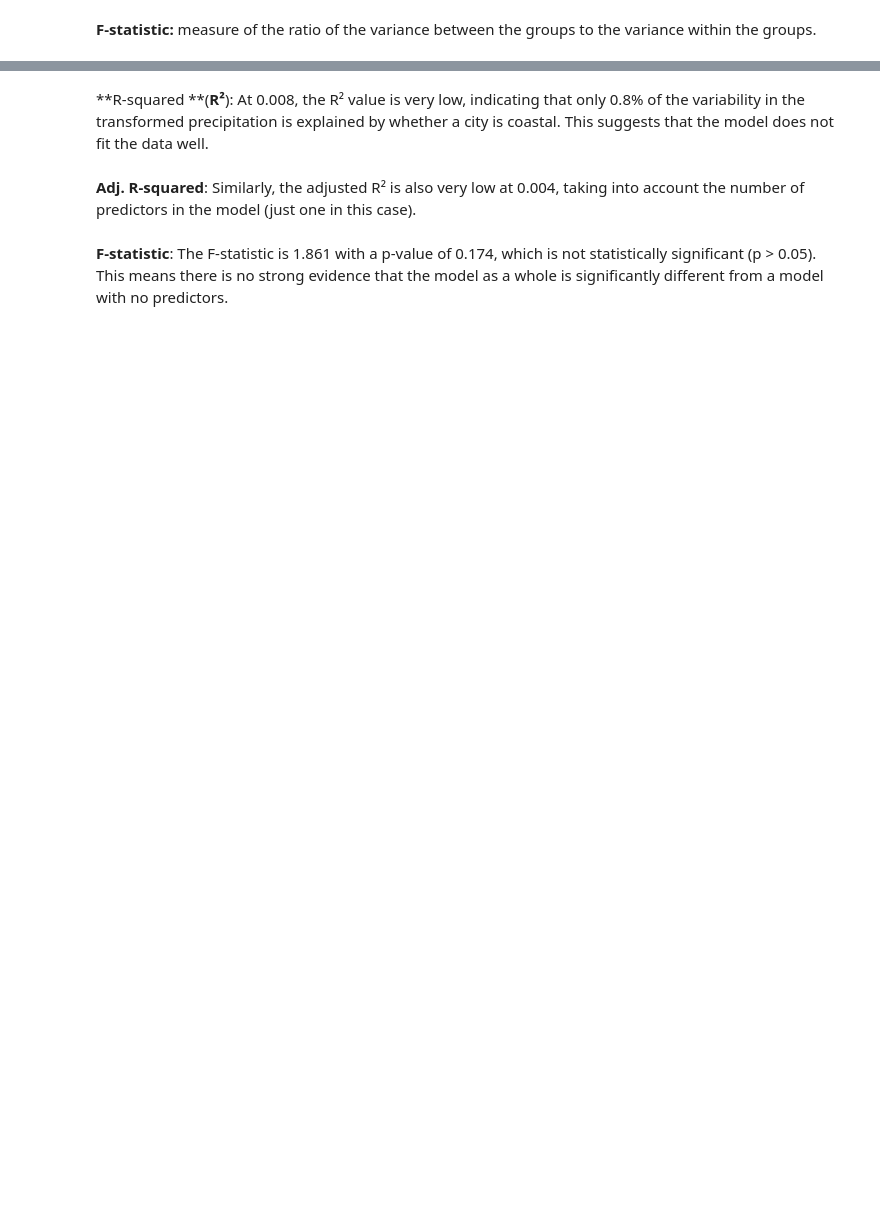
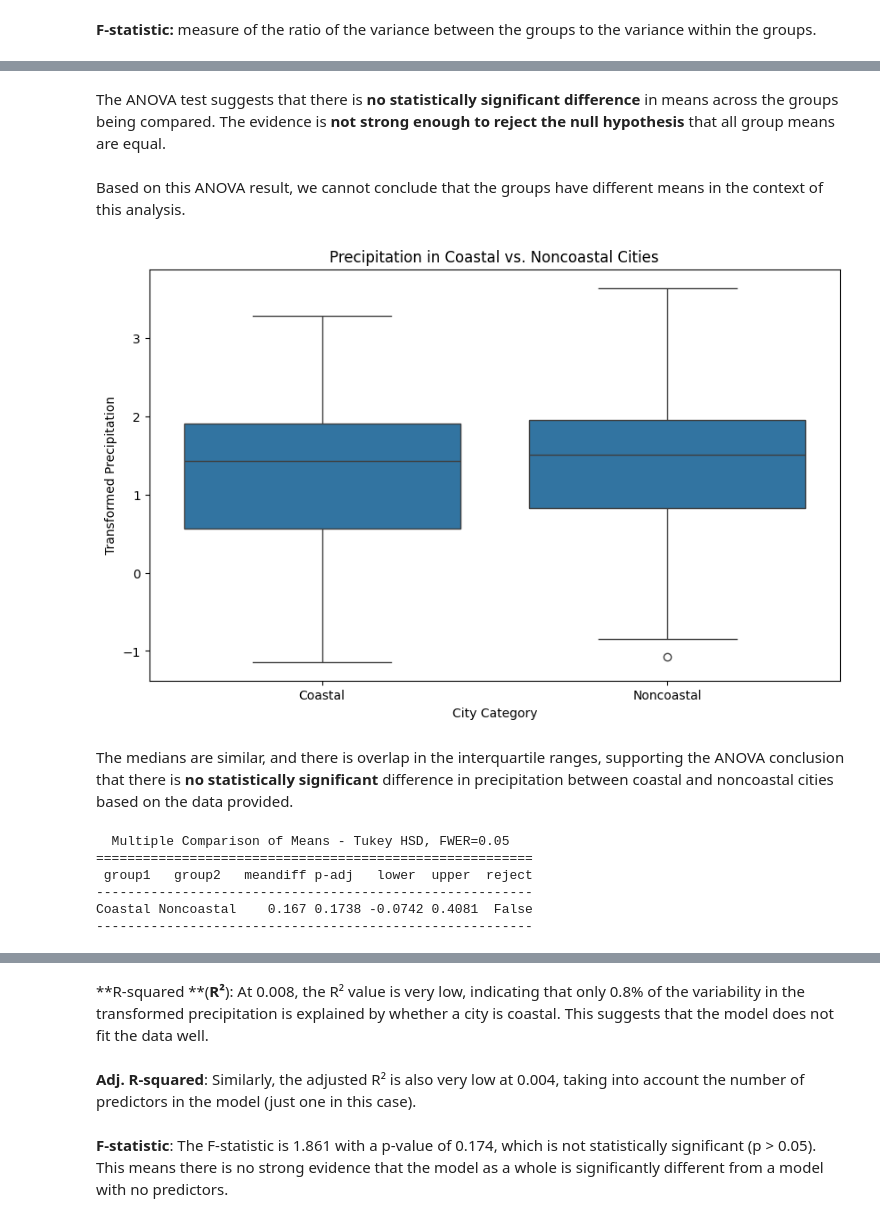
Before and after one commit to dhrutijoshi11/HypothesisTesting, a Jupyter notebook: Coastal_vs_noncoastal_cities_precipitation_HN.ipynb, the cells around one changed output, grey strips where cells are left out. Drawn from its saved outputs; the diff is of its cells as text; code cells hidden in the pictures; blank space fills up the shorter version.

Commit message:
Add comments and conclusion
Add comments and occlusion

```diff
--- a/Coastal_vs_noncoastal_cities_precipitation_HN.ipynb
+++ b/Coastal_vs_noncoastal_cities_precipitation_HN.ipynb
@@ -332,19 +336,0 @@ Before conducting **ANOVA**, I want to test the assumption of equal variances ac
-# %%
-
-# Apply the log transformation where appropriate
-precp_aransas['ppt_in_log'] = np.log(precp_aransas['ppt_in'] + 0.01)  # Adding a small constant to avoid log(0)
-precp_dallas['ppt_in_log'] = np.log(precp_dallas['ppt_in'] + 0.01)
-
-# Apply the sqrt transformation where appropriate
-precp_glaveston['ppt_in_sqrt'] = np.sqrt(precp_glaveston['ppt_in'])
-precp_houston['ppt_in_sqrt'] = np.sqrt(precp_houston['ppt_in'])
-
-# Conduct Levene's test for equality of variances
-stat, p = stats.levene(
-    precp_aransas['ppt_in_log'],
-    precp_glaveston['ppt_in_sqrt'],
-    precp_houston['ppt_in_sqrt'],
-    precp_dallas['ppt_in_log']
-)
-
-print(f"Levene's test statistic: {stat:.3f}, p-value: {p:.3f}")
@@ -508,0 +354,49 @@ Notes:
+# %% [markdown]
+The ANOVA test suggests that there is **no statistically significant difference** in means across the groups being compared. The evidence is **not strong enough to reject the null hypothesis** that all group means are equal.
+# %% [markdown]
+Based on this ANOVA result, we cannot conclude that the groups have different means in the context of this analysis.
+# %%
+import seaborn as sns
+
+# Combine the coastal and noncoastal cities data into a single DataFrame with an appropriate group label
+data = {
+    'Value': pd.concat([precp_aransas['ppt_in_log'], precp_glaveston['ppt_in_sqrt'], precp_dallas['ppt_in_log'], precp_houston['ppt_in_sqrt']]),
+    'Group': ['Coastal'] * len(precp_aransas) + ['Coastal'] * len(precp_glaveston) + ['Noncoastal'] * len(precp_dallas) + ['Noncoastal'] * len(precp_houston)
+}
+
+df = pd.DataFrame(data)
+
+# Create a boxplot
+plt.figure(figsize=(10, 6))
+sns.boxplot(x='Group', y='Value', data=df)
+plt.title('Precipitation in Coastal vs. Noncoastal Cities')
+plt.xlabel('City Category')
+plt.ylabel('Transformed Precipitation')
+plt.show()
+# %% [output]
+[figure, added]
+# %% [markdown]
+ The medians are similar, and there is overlap in the interquartile ranges, supporting the ANOVA conclusion that there is **no statistically significant** difference in precipitation between coastal and noncoastal cities based on the data provided.
+# %%
+from scipy.stats import f_oneway
+from statsmodels.stats.multicomp import pairwise_tukeyhsd
+
+
+# Create a DataFrame with all data and corresponding labels
+data = pd.concat([
+    pd.DataFrame({'Value': coastal_ppt, 'Group': 'Coastal'}),
+    pd.DataFrame({'Value': noncoastal_ppt, 'Group': 'Noncoastal'})
+])
+
+# Perform Tukey's HSD test
+tukey_result = pairwise_tukeyhsd(endog=data['Value'], groups=data['Group'], alpha=0.05)
+
+# Print the result
+print(tukey_result)
+# %% [output]
+  Multiple Comparison of Means - Tukey HSD, FWER=0.05
+========================================================
+ group1   group2   meandiff p-adj   lower  upper  reject
+--------------------------------------------------------
+Coastal Noncoastal    0.167 0.1738 -0.0742 0.4081  False
+--------------------------------------------------------
```
Also changed, not shown: parts of 35 cells of this notebook, 1 other file.
